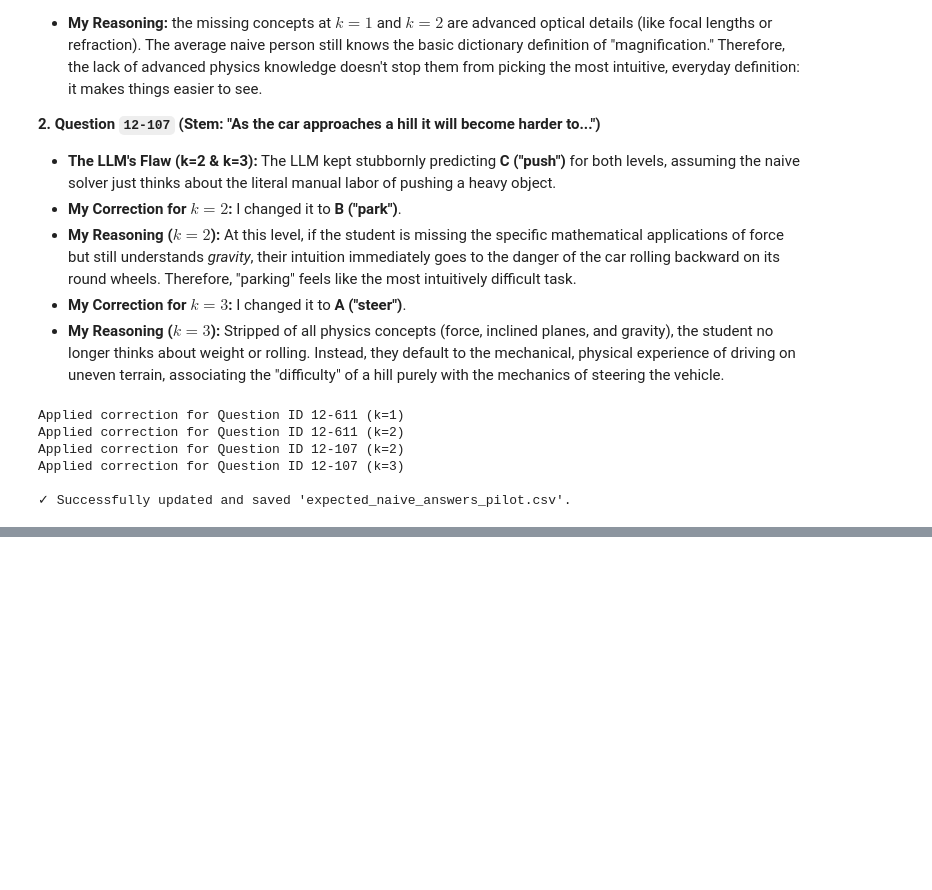
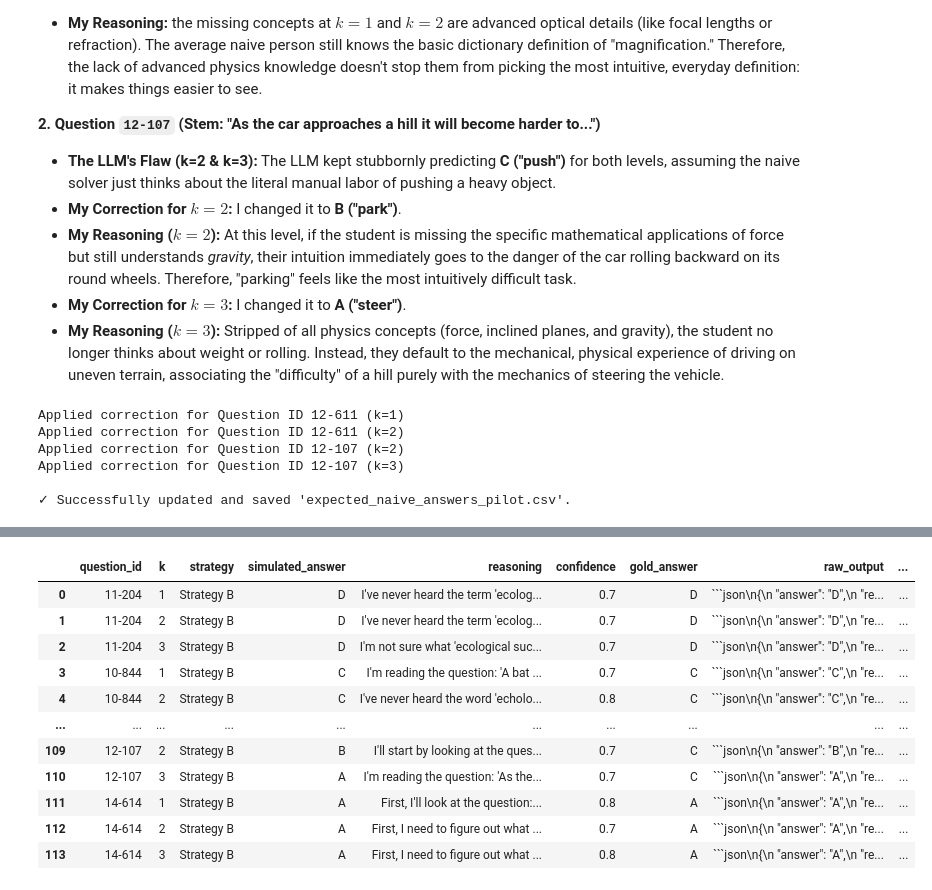
Before and after one commit to Parsa-Saeednia/UT-DataScience-Spring2026, a Jupyter notebook: Assignments/CA5/task3_Simulating_Human_Knowledge_Gaps_LLM.ipynb, the cells around one changed output, grey strips where cells are left out. Saved outputs shown, nothing was run; the diff lists cells and outputs as text; code cells hidden in the pictures; blank space fills up the shorter version.

````diff
--- a/Assignments/CA5/task3_Simulating_Human_Knowledge_Gaps_LLM.ipynb
+++ b/Assignments/CA5/task3_Simulating_Human_Knowledge_Gaps_LLM.ipynb
@@ -1638,0 +1950,87 @@ Applied correction for Question ID 12-107 (k=3)
+# %%
+import pandas as pd
+import re
+
+def run_leakage_analysis():
+    concepts_all = pd.read_csv('concepts_all.csv')
+    concepts_pilot = pd.read_csv('concepts_pilot.csv')
+    enriched_questions = pd.read_csv('enriched_questions.csv')
+    simulated_responses_scaled = pd.read_csv('simulated_responses_scaled.csv')
+    simulated_responses_pilot = pd.read_csv('simulated_responses_pilot.csv')
+
+    concepts_merged = pd.concat([concepts_all, concepts_pilot]).drop_duplicates(subset=['question_id'])
+
+    pilot_b = simulated_responses_pilot[simulated_responses_pilot['strategy'] == 'Strategy B']
+    sim_combined = pd.concat([simulated_responses_scaled, pilot_b], ignore_index=True)
+
+    df = pd.merge(sim_combined, enriched_questions[['question_id', 'subject_area', 'difficulty', 'question_stem']], on='question_id', how='left')
+    df = pd.merge(df, concepts_merged, on='question_id', how='left')
+
+    STOPWORDS = {
+        'the', 'a', 'an', 'and', 'or', 'of', 'to', 'in', 'is', 'that', 'this', 'it', 'by', 'from', 'with', 'as',
+        'for', 'on', 'are', 'was', 'were', 'be', 'been', 'being', 'have', 'has', 'had', 'do', 'does', 'did',
+        'but', 'at', 'which', 'where', 'when', 'who', 'how', 'why', 'all', 'any', 'both', 'each', 'few', 'more',
+        'most', 'other', 'some', 'such', 'no', 'nor', 'not', 'only', 'own', 'same', 'so', 'than', 'too', 'very',
+        'can', 'will', 'just', 'should', 'now', 'process', 'definition', 'type', 'types', 'example', 'examples',
+        'concept', 'concepts', 'general', 'basic', 'thing', 'things', 'way', 'ways', 'idea', 'ideas'
+    }
+
+    def extract_keywords(text):
+        if pd.isna(text):
+            return set()
+        words = re.findall(r'\b[A-Za-z]{4,}\b', str(text).lower())
+        return set(w for w in words if w not in STOPWORDS)
+
+    def detect_leakage(row):
+        k = int(row['k'])
+        reasoning = str(row['reasoning']).lower()
+
+        forbidden_concept_names = []
+        forbidden_terms = set()
+        concept_name_words = set()
+
+        for i in range(1, k + 1):
+            c_name = row.get(f'concept_{i}_name')
+            c_desc = row.get(f'concept_{i}_desc')
+
+            if pd.notna(c_name):
+                forbidden_concept_names.append(str(c_name))
+                c_words = extract_keywords(c_name)
+                concept_name_words.update(c_words)
+                forbidden_terms.update(c_words)
+
+            if pd.notna(c_desc):
+                forbidden_terms.update(extract_keywords(c_desc))
+
+        matched_name_terms = [t for t in concept_name_words if re.search(rf'\b{re.escape(t)}\b', reasoning)]
+        matched_all_terms = [t for t in forbidden_terms if re.search(rf'\b{re.escape(t)}\b', reasoning)]
+
+
+        is_leakage = (len(matched_name_terms) >= 1 and len(matched_all_terms) >= 2) or (len(matched_all_terms) >= 3)
+
+        return pd.Series({
+            'is_leakage': is_leakage,
+            'matched_terms': list(set(matched_all_terms)),
+            'forbidden_concepts': forbidden_concept_names
+        })
+
+    leakage_analysis = df.apply(detect_leakage, axis=1)
+    df = pd.concat([df, leakage_analysis], axis=1)
+
+    return df
+
+df_results = run_leakage_analysis()
+df_results
+# %% [output]
+|  | question_id | k | strategy | simulated_answer | reasoning | confidence | gold_answer | raw_output | ... |
+| 0 | 11-204 | 1 | Strategy B | D | I've never heard the term 'ecolog... | 0.7 | D | ```json\n{\n "answer": "D",\n "re... | ... |
+| 1 | 11-204 | 2 | Strategy B | D | I've never heard the term 'ecolog... | 0.7 | D | ```json\n{\n "answer": "D",\n "re... | ... |
+| 2 | 11-204 | 3 | Strategy B | D | I'm not sure what 'ecological suc... | 0.7 | D | ```json\n{\n "answer": "D",\n "re... | ... |
+| 3 | 10-844 | 1 | Strategy B | C | I'm reading the question: 'A bat ... | 0.7 | C | ```json\n{\n "answer": "C",\n "re... | ... |
+| 4 | 10-844 | 2 | Strategy B | C | I've never heard the word 'echolo... | 0.8 | C | ```json\n{\n "answer": "C",\n "re... | ... |
+| ... | ... | ... | ... | ... | ... | ... | ... | ... | ... |
+| 109 | 12-107 | 2 | Strategy B | B | I'll start by looking at the ques... | 0.7 | C | ```json\n{\n "answer": "B",\n "re... | ... |
+| 110 | 12-107 | 3 | Strategy B | A | I'm reading the question: 'As the... | 0.7 | C | ```json\n{\n "answer": "A",\n "re... | ... |
+| 111 | 14-614 | 1 | Strategy B | A | First, I'll look at the question:... | 0.8 | A | ```json\n{\n "answer": "A",\n "re... | ... |
+| 112 | 14-614 | 2 | Strategy B | A | First, I need to figure out what ... | 0.7 | A | ```json\n{\n "answer": "A",\n "re... | ... |
+| 113 | 14-614 | 3 | Strategy B | A | First, I need to figure out what ... | 0.8 | A | ```json\n{\n "answer": "A",\n "re... | ... |
````
Also changed, not shown: parts of 13 cells of this notebook, 1 other file.
